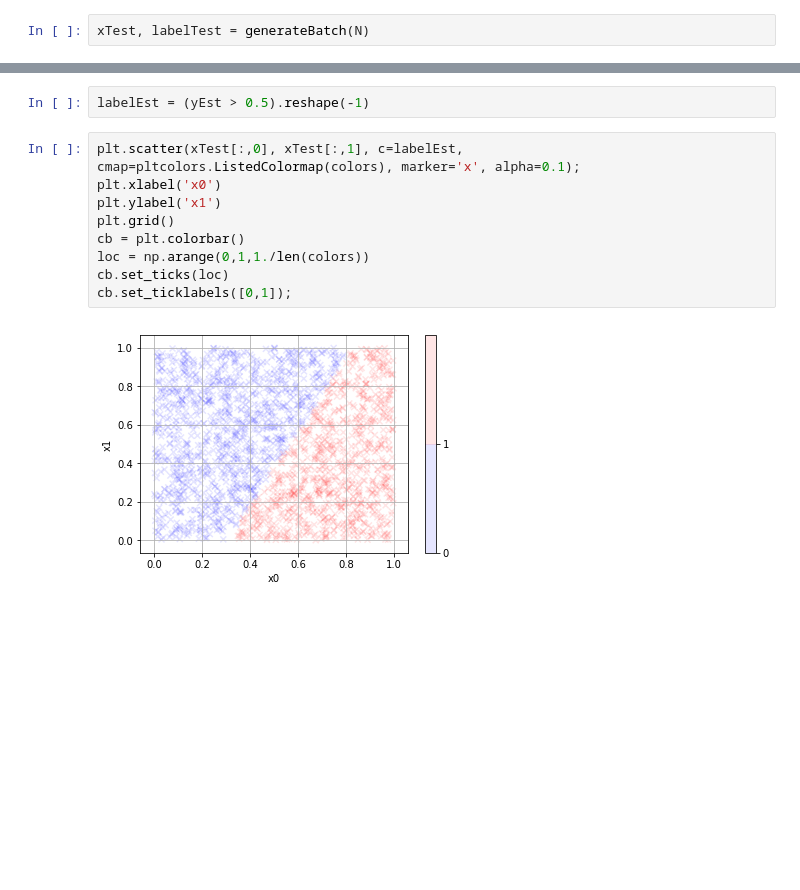
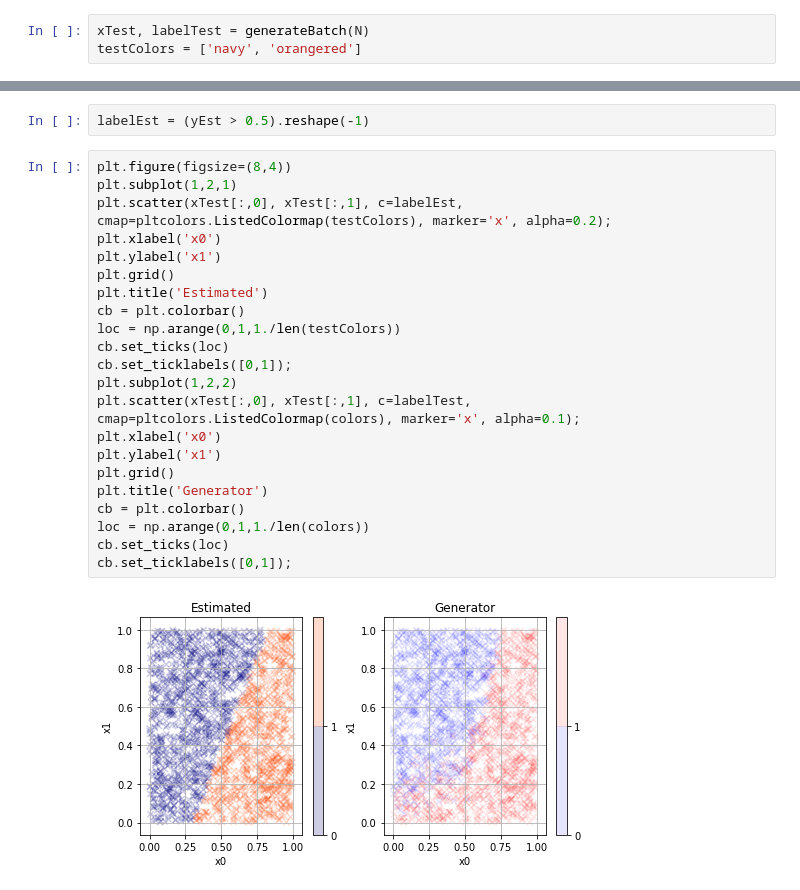
Before and after one commit to tonio73/data-science, a Jupyter notebook: classification/ClassificationContinuous2Features-TensorFlow.ipynb, the cells around one changed output, grey strips where cells are left out. Saved outputs shown, nothing was run; the diff lists cells and outputs as text; blank space fills up the shorter version.

```diff
--- a/classification/ClassificationContinuous2Features-TensorFlow.ipynb
+++ b/classification/ClassificationContinuous2Features-TensorFlow.ipynb
@@ -77,6 +82,7 @@ Bernouilli parameter of the distribution: 0.512
 ### Test data for verification of the model
 # %%
 xTest, labelTest = generateBatch(N)
+testColors = ['navy', 'orangered']
 # %% [markdown]
 # Using TensorFlow
 
@@ -205,16 +211,29 @@ sess.close()
 # %%
 labelEst = (yEst > 0.5).reshape(-1)
 # %%
-plt.scatter(xTest[:,0], xTest[:,1], c=labelEst, cmap=pltcolors.ListedColormap(colors), marker='x', alpha=0.1);
+plt.figure(figsize=(8,4))
+plt.subplot(1,2,1)
+plt.scatter(xTest[:,0], xTest[:,1], c=labelEst, cmap=pltcolors.ListedColormap(testColors), marker='x', alpha=0.2);
 plt.xlabel('x0')
 plt.ylabel('x1')
 plt.grid()
+plt.title('Estimated')
+cb = plt.colorbar()
+loc = np.arange(0,1,1./len(testColors))
+cb.set_ticks(loc)
+cb.set_ticklabels([0,1]);
+plt.subplot(1,2,2)
+plt.scatter(xTest[:,0], xTest[:,1], c=labelTest, cmap=pltcolors.ListedColormap(colors), marker='x', alpha=0.1);
+plt.xlabel('x0')
+plt.ylabel('x1')
+plt.grid()
+plt.title('Generator')
 cb = plt.colorbar()
 loc = np.arange(0,1,1./len(colors))
 cb.set_ticks(loc)
 cb.set_ticklabels([0,1]);
 # %% [output]
-[figure, old version]
+[figure, new version]
 # %%
 plt.hist(labelEst, 10, density=True)
 print('Bernouilli parameter =', np.mean(labelEst))
```
Also changed, not shown: parts of 15 cells of this notebook, 6 other files.
